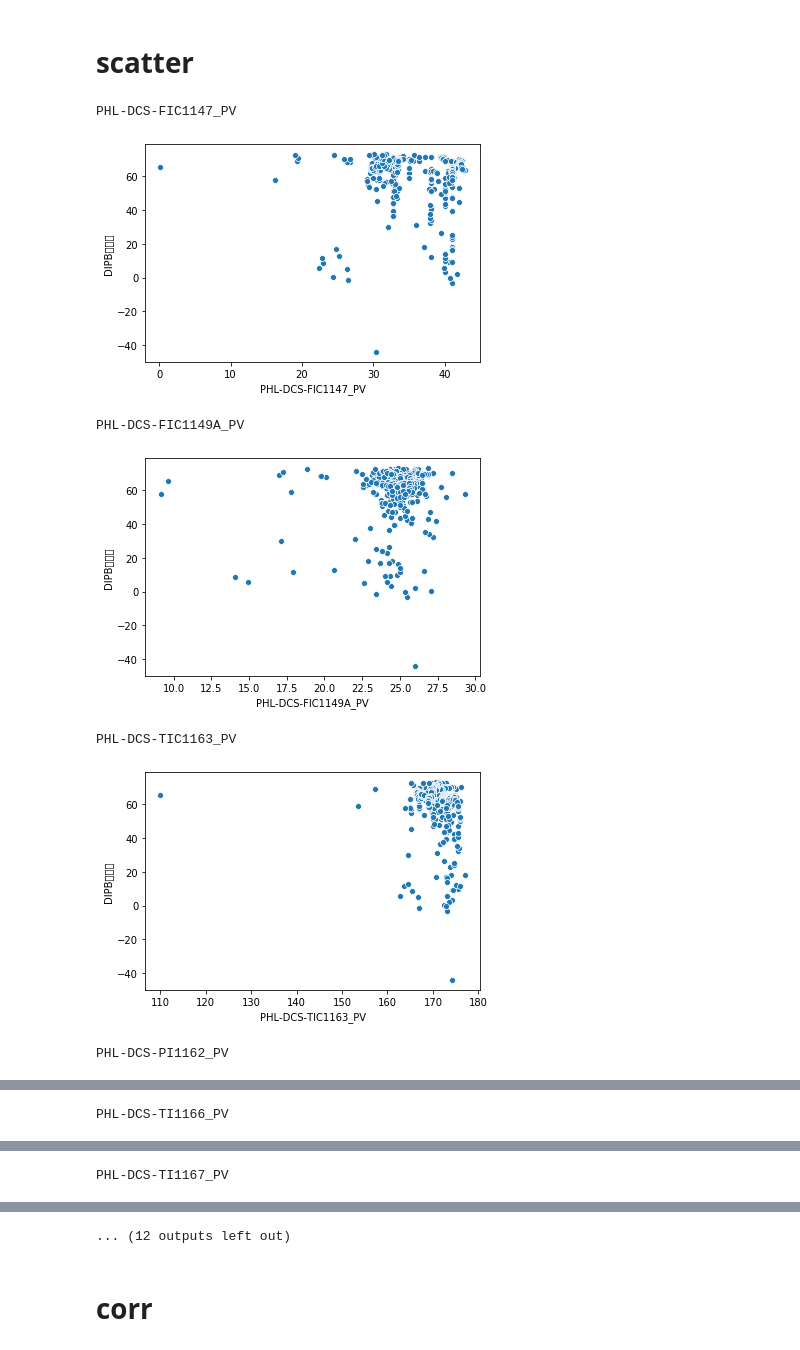
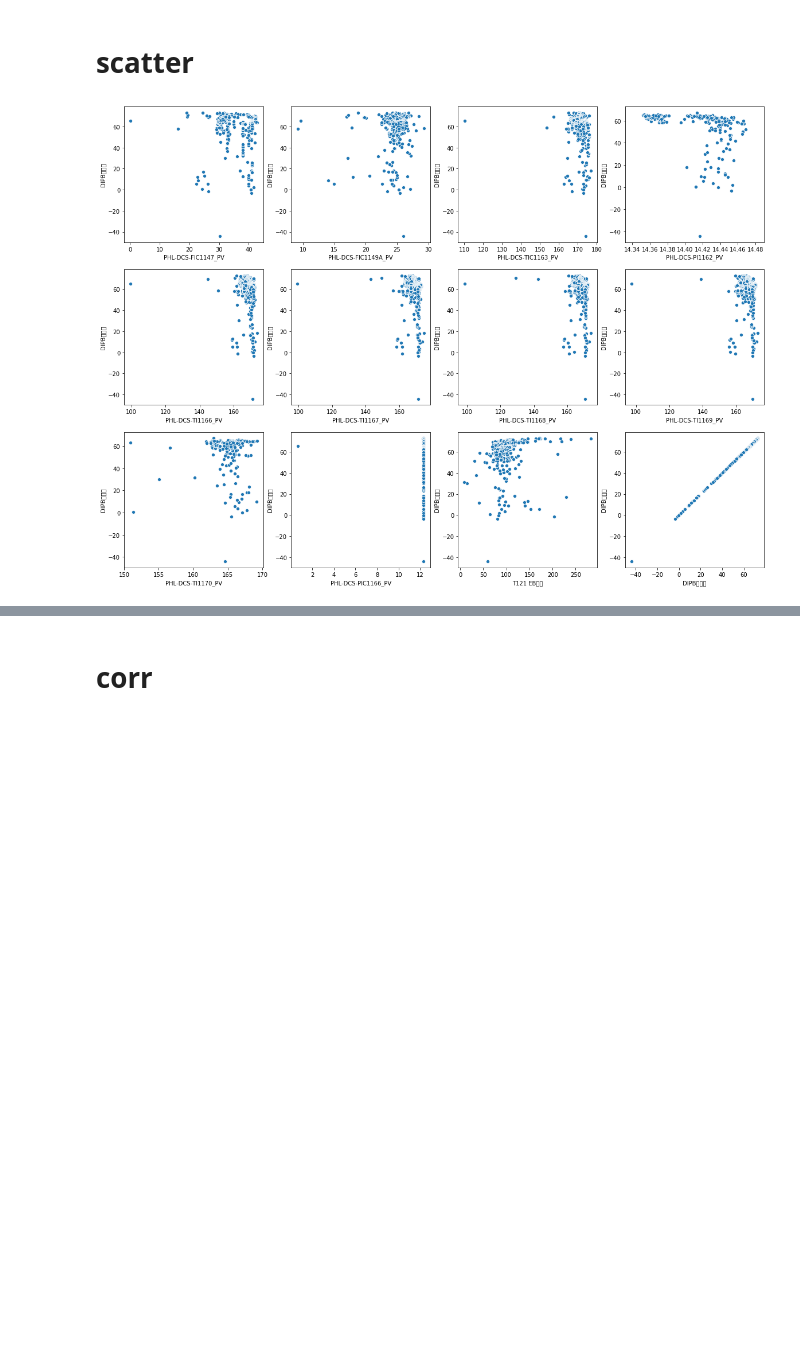
Before and after one commit to skywalker0803r/works, a Jupyter notebook: 台化二部_如何提升轉換率.ipynb, the cells around one changed output, grey strips where cells are left out. Saved outputs shown, nothing was run; the diff lists cells and outputs as text; code cells hidden in the pictures; blank space fills up the shorter version.

```diff
--- a/台化二部_如何提升轉換率.ipynb
+++ b/台化二部_如何提升轉換率.ipynb
@@ -49,4 +55,4 @@ data.head()
 | 2013-08-20 10:50:00 | 31.855439 | 25.220729 | 169.665105 | NaN | 167.025961 | ... |
 # %%
 features = data.drop(['DIPB轉化率'],axis=1).columns.tolist()
-print(features)
+y_name = 'DIPB轉化率'
@@ -54,0 +81,10 @@ print(features)
+# %%
+from collections import Counter
+
+def get_time_step(col):
+  time = data[~data[col].isnull()].index
+  delta = time[1:] - time[:-1]
+  return Counter(delta).most_common(1)
+# %%
+for i in data.columns:
+  print(i,get_time_step(i))
@@ -69,8 +122,9 @@ data.describe().style.background_gradient()
 # %% [markdown]
 # 視覺化探索數據
 # %%
-for col in data.columns:
-  sns.kdeplot(data[col])
-  print(col)
-  plt.show()
+fig = plt.figure(figsize=(20,20))
+for i,col in enumerate(data.columns):
+  plt.subplot(4,4,i+1)
+  sns.kdeplot(data[col],shade=True)
+plt.show()
 # %% [output]
@@ -91,15 +133,10 @@ PHL-DCS-TI1167_PV
 # scatter
 # %%
 import seaborn as sns
-for col in data.columns:
-  sns.scatterplot(x=col,y='DIPB轉化率',data=data)
-  print(col)
-  plt.show()
+fig = plt.figure(figsize=(20,20))
+for i,col in enumerate(data.columns):
+  plt.subplot(4,4,i+1)
+  sns.scatterplot(x=col,y=y_name,data=data)
+plt.show()
 # %% [output]
-PHL-DCS-FIC1147_PV
-[figure, old version]
+[figure, new version]
-PHL-DCS-FIC1149A_PV
-[figure, removed]
-PHL-DCS-TIC1163_PV
-[figure, removed]
-PHL-DCS-PI1162_PV
@@ -107 +142,0 @@ PHL-DCS-PI1162_PV
-PHL-DCS-TI1166_PV
@@ -109 +142,0 @@ PHL-DCS-TI1166_PV
-PHL-DCS-TI1167_PV
@@ -111,4 +143,3 @@ PHL-DCS-TI1167_PV
-... (12 outputs left out)
 # %% [markdown]
 # corr
 # %%
```
Also changed, not shown: parts of 33 cells of this notebook.
